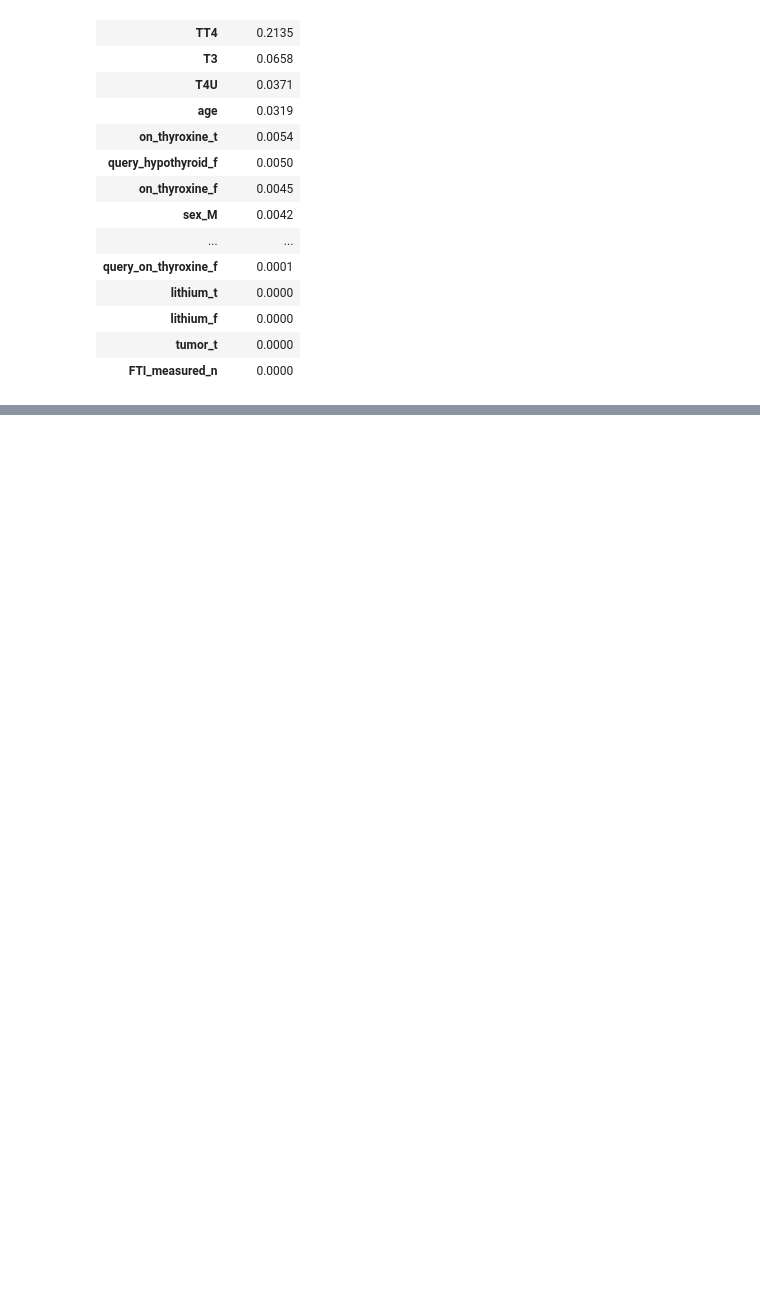
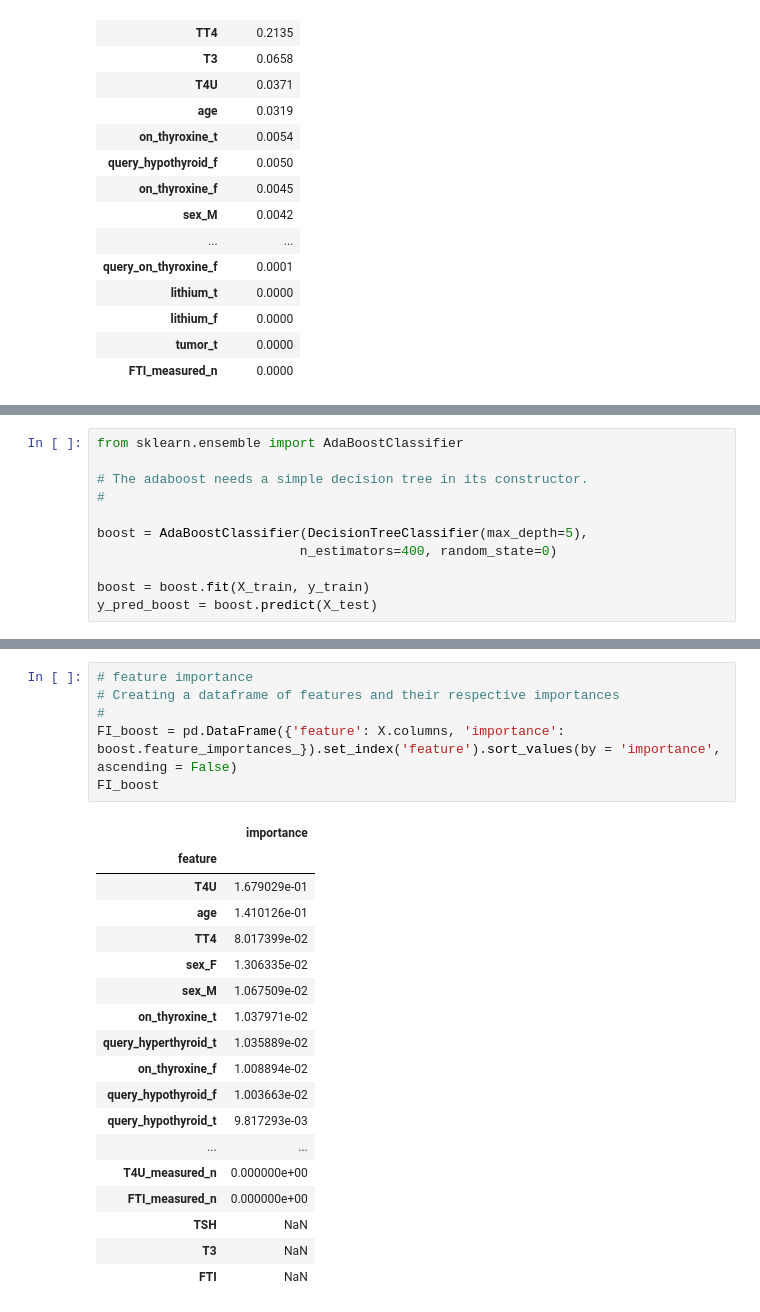
Before and after one commit to Joe-hyper/Hypothyroidism-prediction, a Jupyter notebook: Hypthyroidism_Test_Prediction.ipynb, the cells around one changed output, grey strips where cells are left out. Cells and saved outputs as stored; diff of their text form; blank space fills up the shorter version.

```diff
--- a/Hypthyroidism_Test_Prediction.ipynb
+++ b/Hypthyroidism_Test_Prediction.ipynb
@@ -668,0 +721,11 @@ plt.show()
+# %%
+from sklearn.ensemble import AdaBoostClassifier
+
+# The adaboost needs a simple decision tree in its constructor.
+#
+
+boost = AdaBoostClassifier(DecisionTreeClassifier(max_depth=5),
+                          n_estimators=400, random_state=0)
+
+boost = boost.fit(X_train, y_train)
+y_pred_boost = boost.predict(X_test)
@@ -668,0 +749,25 @@ plt.show()
+# %%
+# feature importance
+# Creating a dataframe of features and their respective importances
+#
+FI_boost = pd.DataFrame({'feature': X.columns, 'importance': boost.feature_importances_}).set_index('feature').sort_values(by = 'importance', ascending = False)
+FI_boost
+# %% [output]
+|  | importance |
+| feature |  |
+| T4U | 1.679029e-01 |
+| age | 1.410126e-01 |
+| TT4 | 8.017399e-02 |
+| sex_F | 1.306335e-02 |
+| sex_M | 1.067509e-02 |
+| on_thyroxine_t | 1.037971e-02 |
+| query_hyperthyroid_t | 1.035889e-02 |
+| on_thyroxine_f | 1.008894e-02 |
+| query_hypothyroid_f | 1.003663e-02 |
+| query_hypothyroid_t | 9.817293e-03 |
+| ... | ... |
+| T4U_measured_n | 0.000000e+00 |
+| FTI_measured_n | 0.000000e+00 |
+| TSH | NaN |
+| T3 | NaN |
+| FTI | NaN |
```
Also changed, not shown: parts of 48 cells of this notebook.
